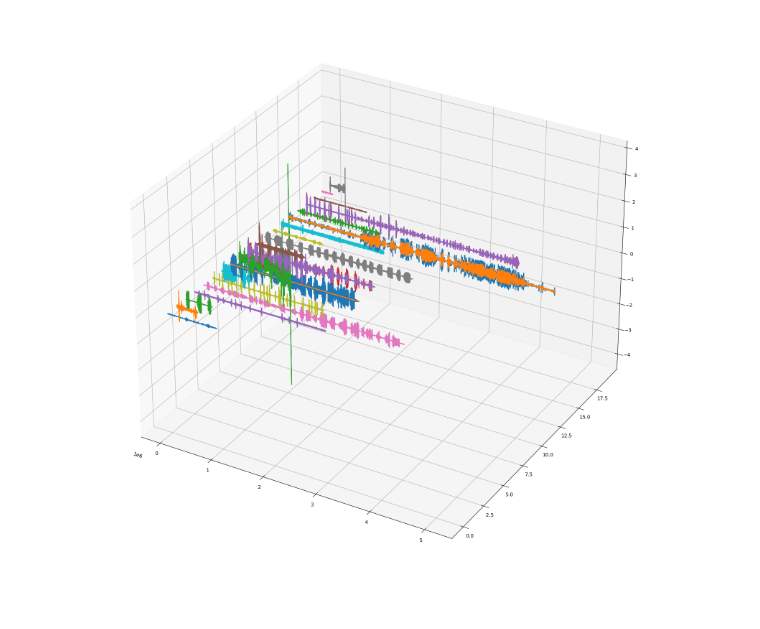
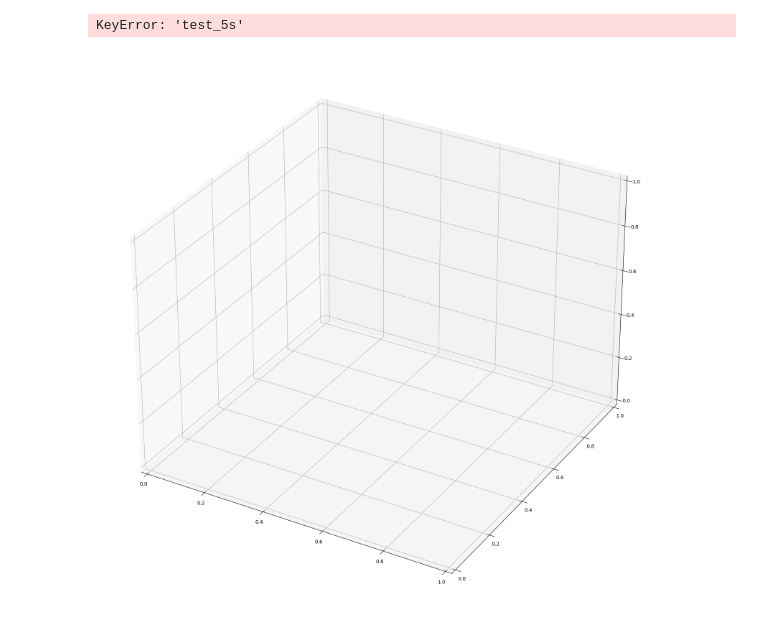
Before and after one commit to naiikaa/dll24, a Jupyter notebook: notebooks/xcm_explore.ipynb, the cells around one changed output. Saved outputs shown, nothing was run; the diff lists cells and outputs as text; code cells hidden in the pictures.

```diff
--- a/notebooks/xcm_explore.ipynb
+++ b/notebooks/xcm_explore.ipynb
@@ -5,12 +5,13 @@ dataset = load_dataset('DBD-research-group/BirdSet','XCM')
 # %%
 import matplotlib.pyplot as plt
 import soundfile as sf
 import numpy as np
 
 
 ax = plt.figure(figsize=(20,20)).add_subplot(projection='3d')
 for i in range(0,20):
-    data, sr = sf.read(dataset['train'][i]['filepath'])
+    data, sr = sf.read(dataset['test_5s'][i]['filepath'])
     ax.plot(np.arange(0,len(data)),data,zs=i,zdir='y')
 # %% [output]
+KeyError: 'test_5s'
-[figure, old version]
+[figure, new version]
```
Also changed, not shown: 6 other files.
